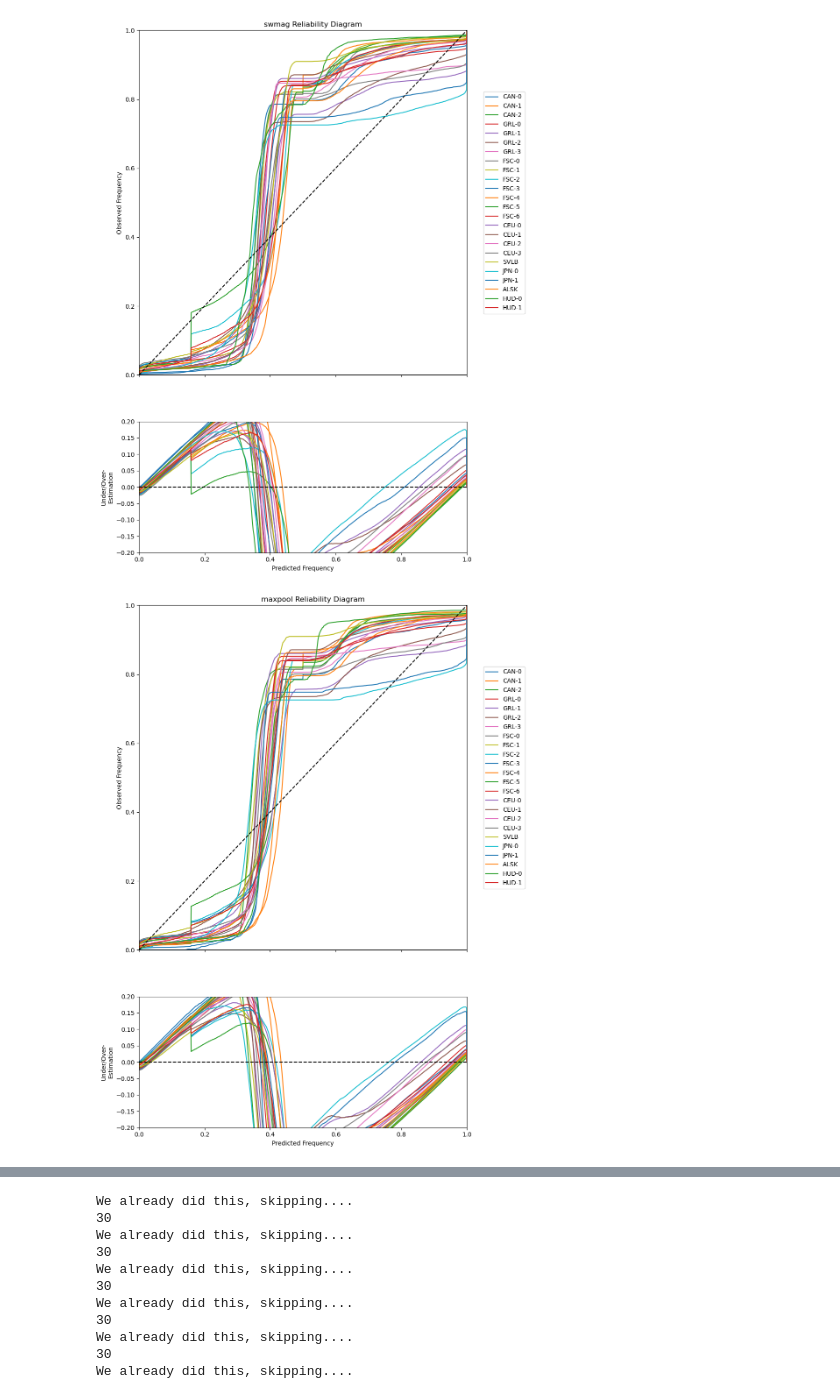
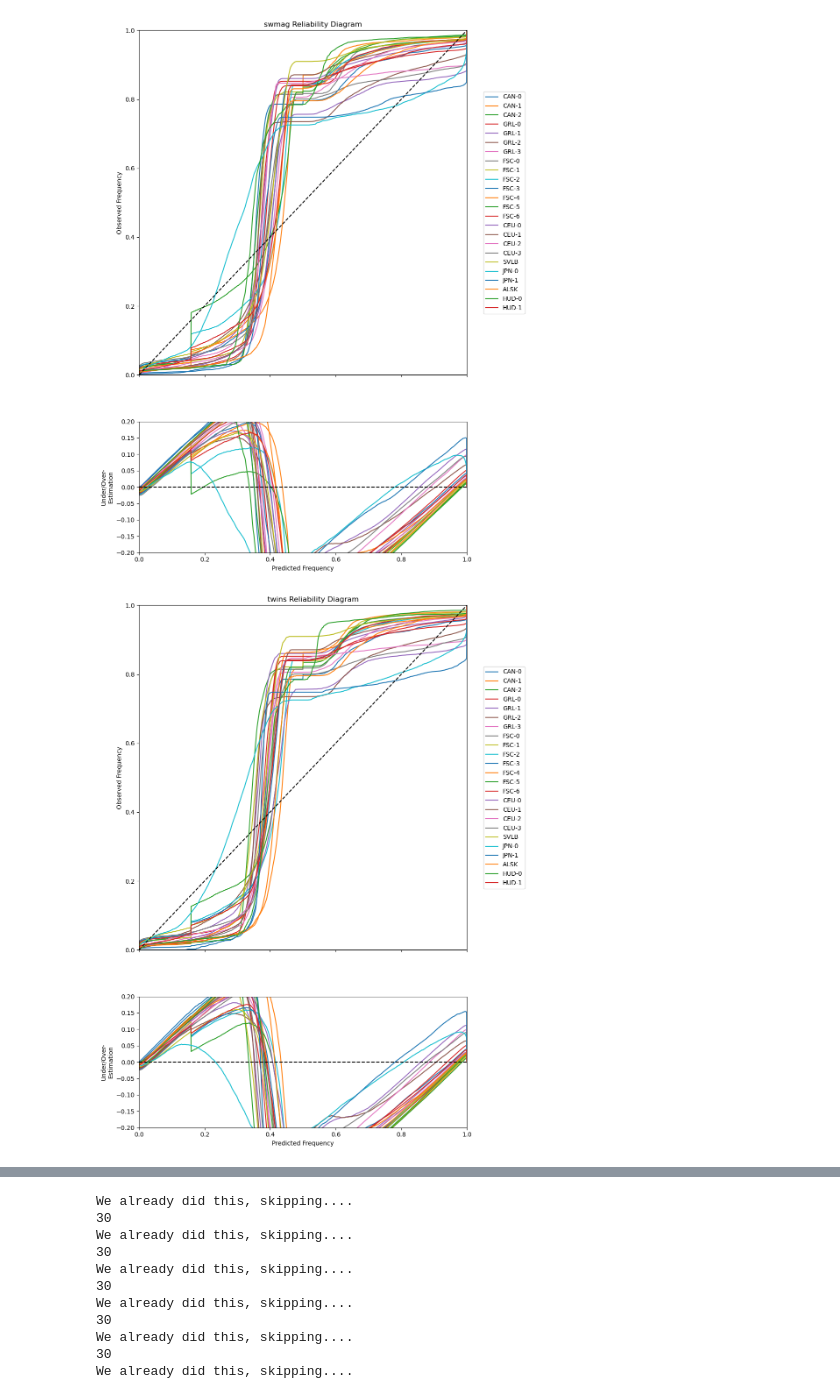
Before and after one commit to mikecoughlan/including_ion_temp_maps, a Jupyter notebook: examining_shap.ipynb, the cells around one changed output, grey strips where cells are left out. Saved outputs shown, nothing was run; the diff lists cells and outputs as text; code cells hidden in the pictures.

```diff
--- a/examining_shap.ipynb
+++ b/examining_shap.ipynb
@@ -35,9 +32,11 @@ dict_keys(['stations', 'mlt_station'])
+# %%
+list_of_oversampled_regions = ['GRL-1', 'GRL-2', 'SVLB', 'JPN-0']
 # %%
 results = {}
 for cluster in cluster_dict.values():
 	for key, region in cluster['regions'].items():
 		results[key] = {}
-		if key=='GRL-1' or key=='GRL-2' or key=='SVLB':
+		if key in list_of_oversampled_regions:
 			results[key]['swmag_results'] = pd.read_feather(f'{results_dir}/non_twins_modeling_region_{key}_version_swmag_v6-oversampling.feather')
 			results[key]['twins_results'] = pd.read_feather(f'{results_dir}/twins_modeling_region_{key}_version_twins_v_maxpooling_oversampling.feather')
 		else:
@@ -143,10 +139,10 @@ def plotting_continuious_reliability_diagram(results, model):
 	plt.savefig(f'plots/{model}_reliability_diagram.png', bbox_inches='tight')
 # %%
 plotting_continuious_reliability_diagram(results, model='swmag')
-plotting_continuious_reliability_diagram(results, model='maxpool')
+plotting_continuious_reliability_diagram(results, model='twins')
 # %% [output]
-[figure, old version]
+[figure, new version]
-[figure, old version]
+[figure, new version]
 # %%
 scalers = {}
 for cluster in cluster_dict.values():
```
Also changed, not shown: parts of 22 cells of this notebook, 2 other files.
